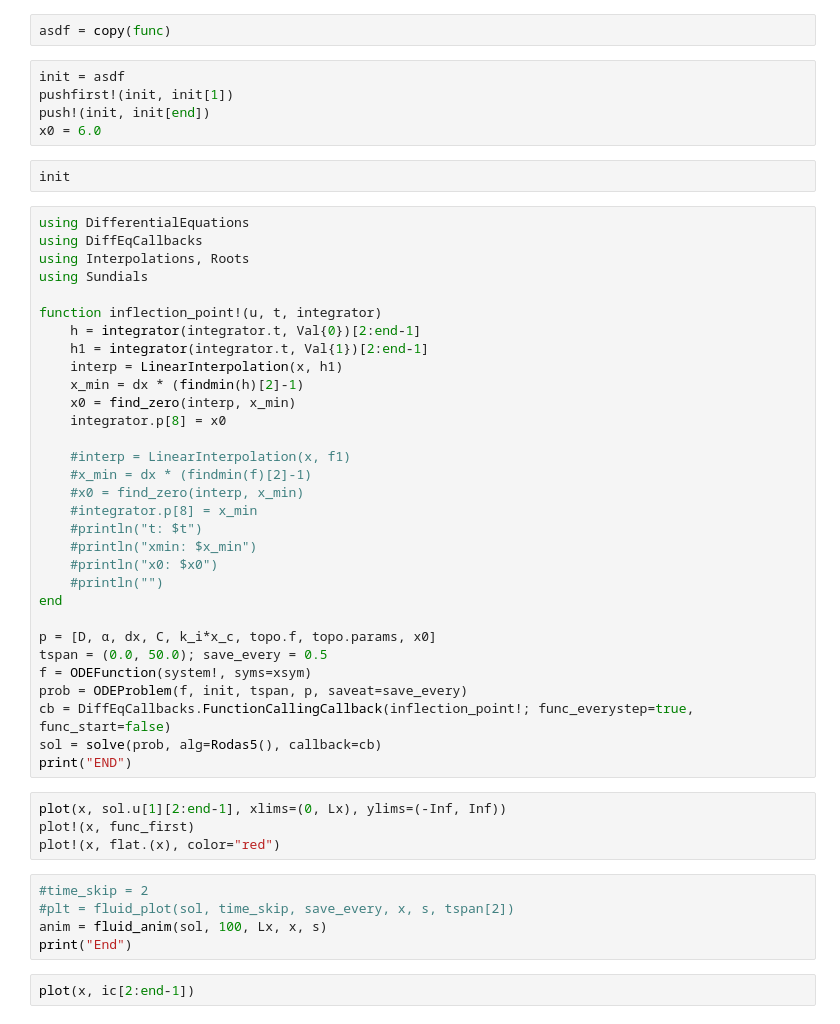
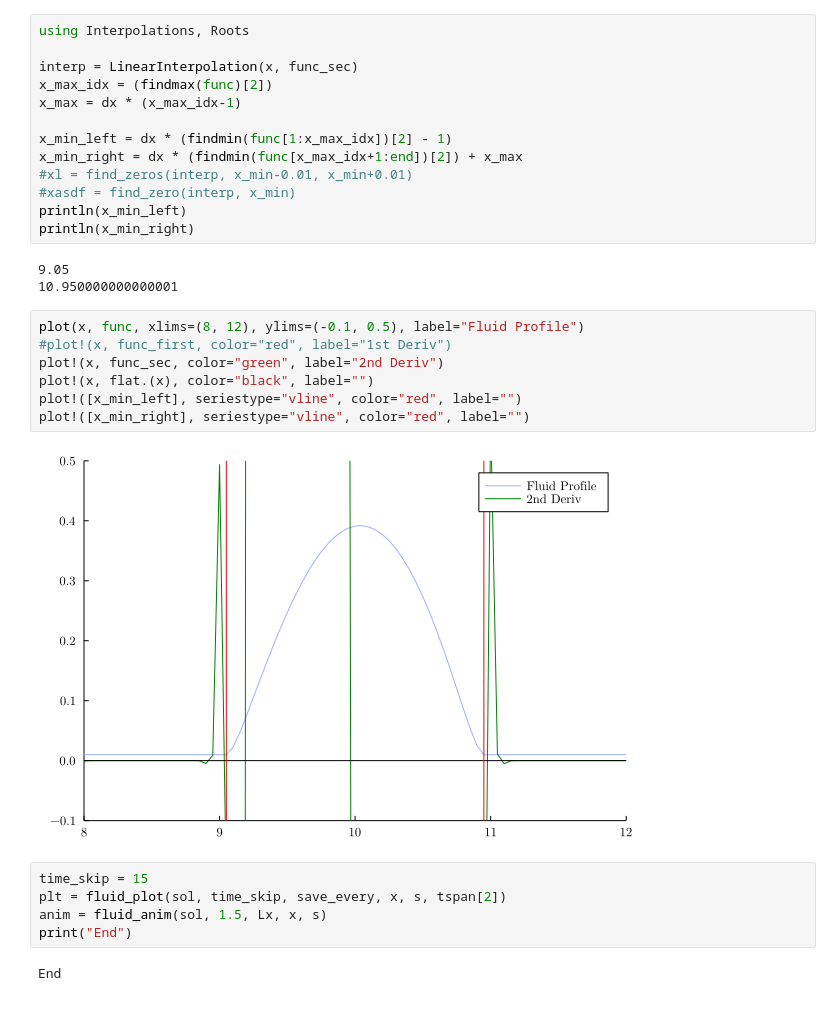
Before and after one commit to sbharg/thin_film_acoustics, a Jupyter notebook: code/contact_line.ipynb, the cells around one changed output. Drawn from its saved outputs; the diff is of its cells as text.

```diff
--- a/code/contact_line.ipynb
+++ b/code/contact_line.ipynb
@@ -262,51 +350,32 @@ print("END")
-# %%
-asdf = copy(func)
-# %%
-init = asdf
-pushfirst!(init, init[1])
-push!(init, init[end])
-x0 = 6.0
-# %%
-init
-# %%
-using DifferentialEquations
-using DiffEqCallbacks
-using Interpolations, Roots
-using Sundials
-
-function inflection_point!(u, t, integrator)
-    h = integrator(integrator.t, Val{0})[2:end-1]
-    h1 = integrator(integrator.t, Val{1})[2:end-1]
-    interp = LinearInterpolation(x, h1)
-    x_min = dx * (findmin(h)[2]-1)
-    x0 = find_zero(interp, x_min)
-    integrator.p[8] = x0
-
-    #interp = LinearInterpolation(x, f1)
-    #x_min = dx * (findmin(f)[2]-1)
-    #x0 = find_zero(interp, x_min)
-    #integrator.p[8] = x_min
-    #println("t: $t")
-    #println("xmin: $x_min")
-    #println("x0: $x0")
-    #println("")
-end
-
-p = [D, α, dx, C, k_i*x_c, topo.f, topo.params, x0]
-tspan = (0.0, 50.0); save_every = 0.5
-f = ODEFunction(system!, syms=xsym)
-prob = ODEProblem(f, init, tspan, p, saveat=save_every)
-cb = DiffEqCallbacks.FunctionCallingCallback(inflection_point!; func_everystep=true, func_start=false)
-sol = solve(prob, alg=Rodas5(), callback=cb)
-print("END")
-# %%
-plot(x, sol.u[1][2:end-1], xlims=(0, Lx), ylims=(-Inf, Inf))
-plot!(x, func_first)
-plot!(x, flat.(x), color="red")
+# %%
+using Interpolations, Roots
+
+interp = LinearInterpolation(x, func_sec)
+x_max_idx = (findmax(func)[2])
+x_max = dx * (x_max_idx-1)
+
+x_min_left = dx * (findmin(func[1:x_max_idx])[2] - 1)
+x_min_right = dx * (findmin(func[x_max_idx+1:end])[2]) + x_max
+#xl = find_zeros(interp, x_min-0.01, x_min+0.01)
+#xasdf = find_zero(interp, x_min)
+println(x_min_left)
+println(x_min_right)
+# %% [output]
+9.05
+10.950000000000001
+# %%
+plot(x, func, xlims=(8, 12), ylims=(-0.1, 0.5), label="Fluid Profile")
+#plot!(x, func_first, color="red", label="1st Deriv")
+plot!(x, func_sec, color="green", label="2nd Deriv")
+plot!(x, flat.(x), color="black", label="")
+plot!([x_min_left], seriestype="vline", color="red", label="")
+plot!([x_min_right], seriestype="vline", color="red", label="")
+# %% [output]
+[figure, added]
 # %%
-#time_skip = 2
-#plt = fluid_plot(sol, time_skip, save_every, x, s, tspan[2])
-anim = fluid_anim(sol, 100, Lx, x, s)
+time_skip = 15
+plt = fluid_plot(sol, time_skip, save_every, x, s, tspan[2])
+anim = fluid_anim(sol, 1.5, Lx, x, s)
 print("End")
+# %% [output]
+End
-# %%
-plot(x, ic[2:end-1])
```
Also changed, not shown: parts of 10 cells of this notebook, 1 other file.
